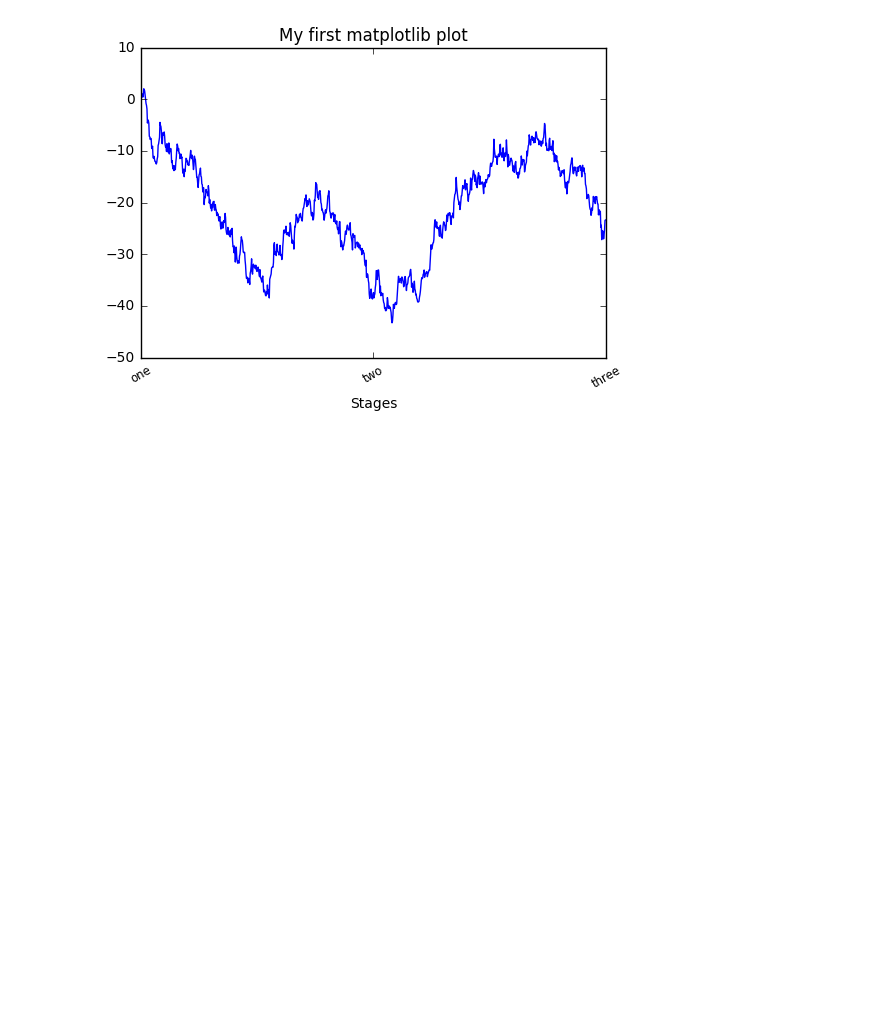
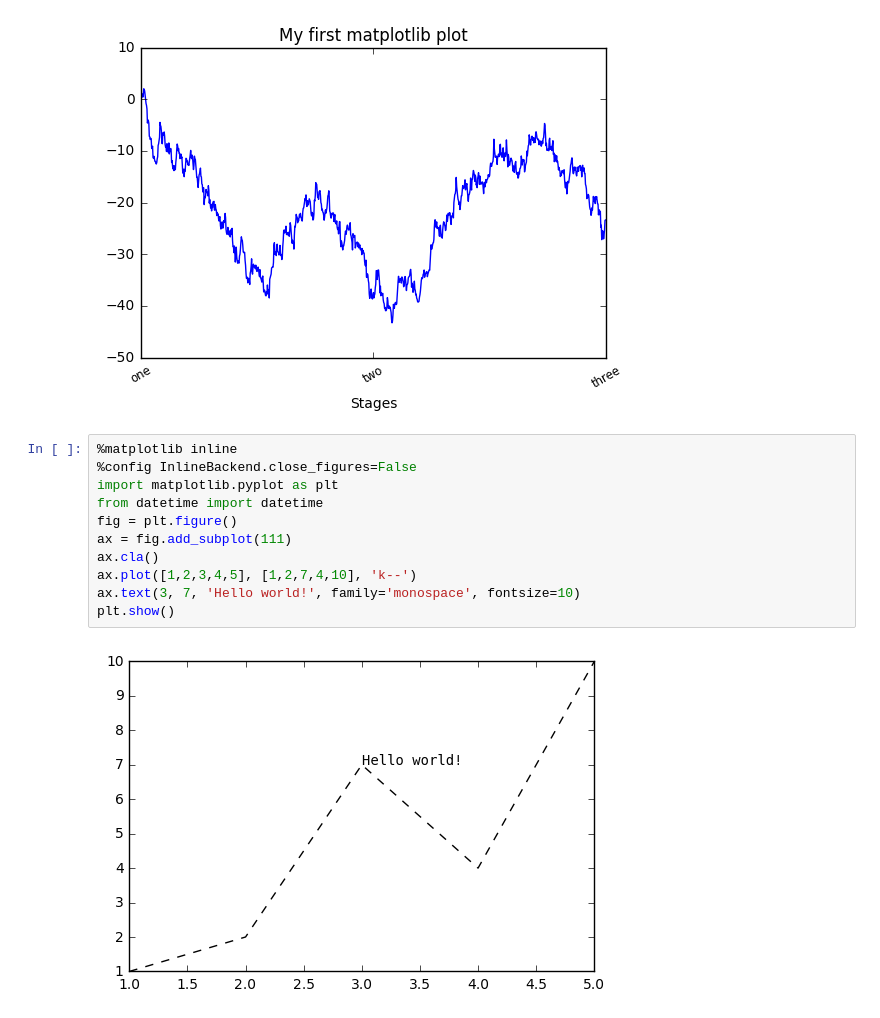
Before and after one commit to linked0/kaggle-web, a Jupyter notebook: app_ml/examples/pydata/ch08.ipynb, the cells around one changed output. Saved outputs shown, nothing was run; the diff lists cells and outputs as text; blank space fills up the shorter version.

```diff
--- a/app_ml/examples/pydata/ch08.ipynb
+++ b/app_ml/examples/pydata/ch08.ipynb
@@ -22,3 +22,16 @@ ax.set_xlabel('Stages')
 plt.show()
 # %% [output]
 [figure]
+# %%
+%matplotlib inline
+%config InlineBackend.close_figures=False
+import matplotlib.pyplot as plt
+from datetime import datetime
+fig = plt.figure()
+ax = fig.add_subplot(111)
+ax.cla()
+ax.plot([1,2,3,4,5], [1,2,7,4,10], 'k--')
+ax.text(3, 7, 'Hello world!', family='monospace', fontsize=10)
+plt.show()
+# %% [output]
+[figure, added]
```
Also changed, not shown: parts of 4 cells of this notebook, 6 other files.
